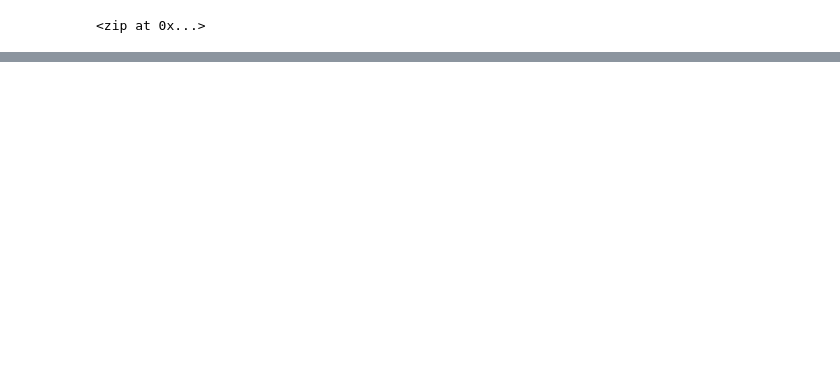
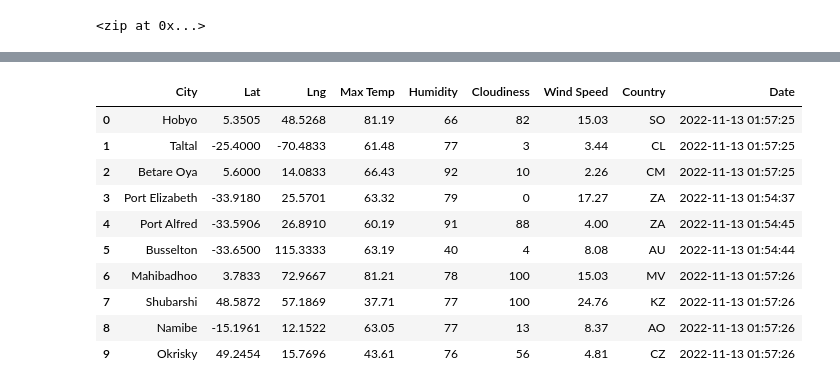
Before and after one commit to priyan2115/World_Weather_Analysis, a Jupyter notebook: WeatherPy.ipynb, the cells around one changed output, grey strips where cells are left out. Cells and saved outputs as stored; diff of their text form; code cells hidden in the pictures; blank space fills up the shorter version.

Commit message:
add git .ignore and weatherpy file

```diff
--- a/WeatherPy.ipynb
+++ b/WeatherPy.ipynb
@@ -67,0 +76,6 @@ len(cities)
+# %%
+#build the url for openweathermap
+url="http://api.openweathermap.org/data/2.5/weather?units=Imperial&APPID=" +weather_api_key
+#url = "http://api.openweathermap.org/data/2.5/weather?units=Imperial&APPID=" + weather_api_key
+
+#url ="https://api.openweathermap.org/data/2.5/weather?la&appid=&units=Imperial" + weather_api_key
@@ -67,0 +155,18 @@ len(cities)
+# %%
+#create a dataframe
+
+#city=json.load(open('json_file.json'))
+city_data_df=pd.DataFrame(city_data)
+city_data_df.head(10)
+# %% [output]
+|  | City | Lat | Lng | Max Temp | Humidity | Cloudiness | Wind Speed | Country | Date |
+| 0 | Hobyo | 5.3505 | 48.5268 | 81.19 | 66 | 82 | 15.03 | SO | 2022-11-13 01:57:25 |
+| 1 | Taltal | -25.4000 | -70.4833 | 61.48 | 77 | 3 | 3.44 | CL | 2022-11-13 01:57:25 |
+| 2 | Betare Oya | 5.6000 | 14.0833 | 66.43 | 92 | 10 | 2.26 | CM | 2022-11-13 01:57:25 |
+| 3 | Port Elizabeth | -33.9180 | 25.5701 | 63.32 | 79 | 0 | 17.27 | ZA | 2022-11-13 01:54:37 |
+| 4 | Port Alfred | -33.5906 | 26.8910 | 60.19 | 91 | 88 | 4.00 | ZA | 2022-11-13 01:54:45 |
+| 5 | Busselton | -33.6500 | 115.3333 | 63.19 | 40 | 4 | 8.08 | AU | 2022-11-13 01:54:44 |
+| 6 | Mahibadhoo | 3.7833 | 72.9667 | 81.21 | 78 | 100 | 15.03 | MV | 2022-11-13 01:57:26 |
+| 7 | Shubarshi | 48.5872 | 57.1869 | 37.71 | 77 | 100 | 24.76 | KZ | 2022-11-13 01:57:26 |
+| 8 | Namibe | -15.1961 | 12.1522 | 63.05 | 77 | 13 | 8.37 | AO | 2022-11-13 01:57:26 |
+| 9 | Okrisky | 49.2454 | 15.7696 | 43.61 | 76 | 56 | 4.81 | CZ | 2022-11-13 01:57:26 |
```
Also changed, not shown: parts of 7 cells of this notebook, 1 other file.
